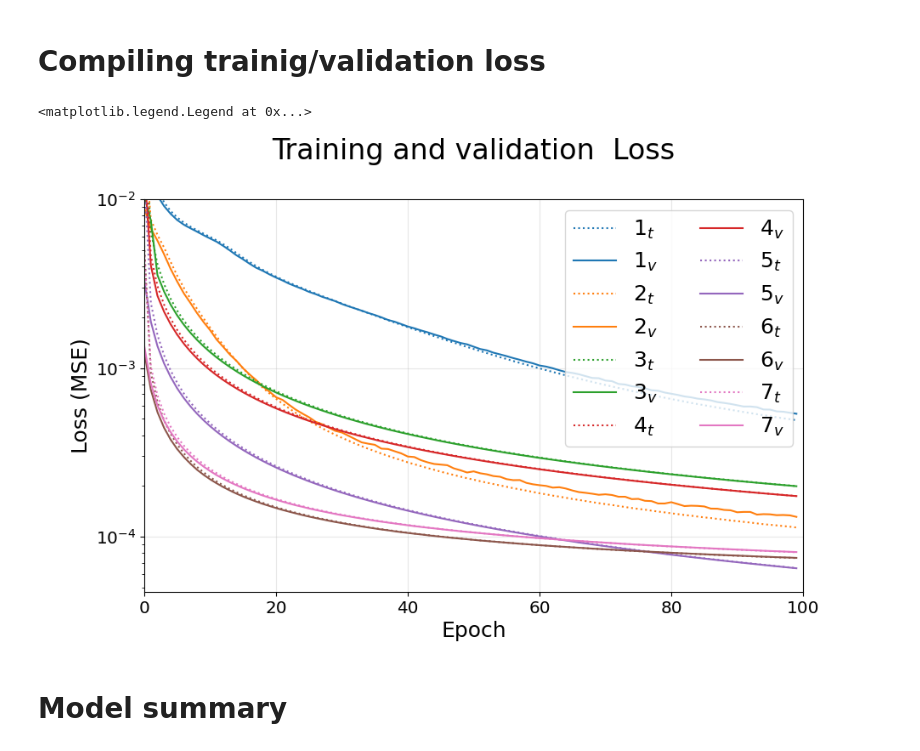
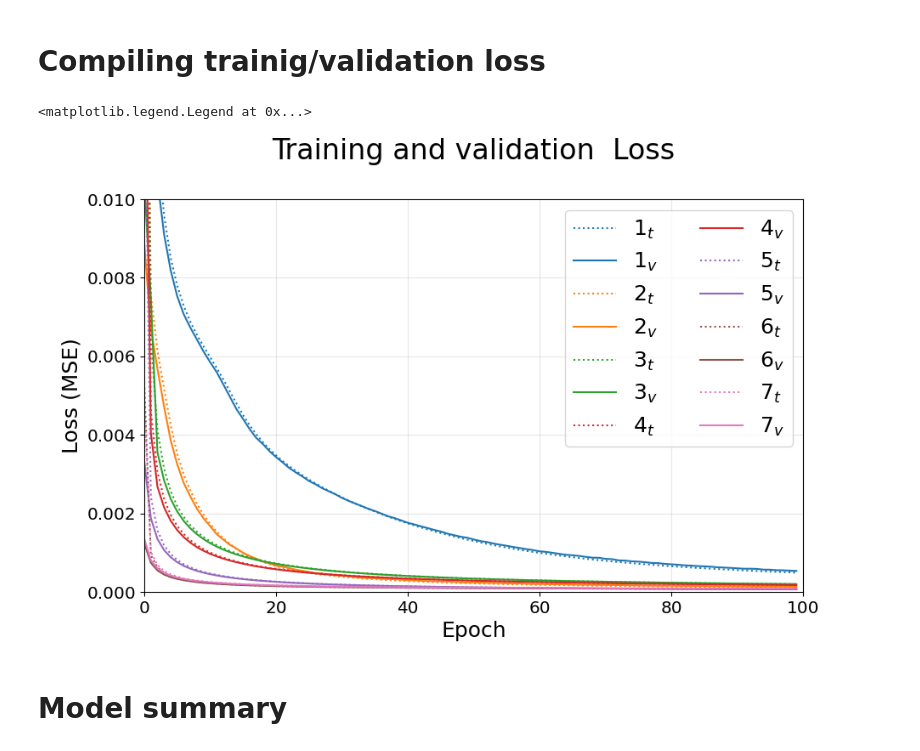
Before and after one commit to HumbertDominique/PSF-R-ML, a Jupyter notebook: misc.ipynb, the cells around one changed output. Cells and saved outputs as stored; diff of their text form; code cells hidden in the pictures.

```diff
--- a/misc.ipynb
+++ b/misc.ipynb
@@ -129,38 +129,38 @@ for i in range(len(folders)):
 # %%
 plt.close(0)
 x = np.linspace(0, Epochs-1, Epochs)
 plt.figure(0,figsize=(10, 6))
 colors = plt.rcParams['axes.prop_cycle'].by_key()['color']
-plt.semilogy(x, training_loss[0], ":", color = colors[0], label=r"$1_t$")
-plt.semilogy(x, validation_loss[0], color = colors[0], label=r"$1_v$")
-plt.semilogy(x, training_loss[1], ":", color = colors[1], label=r"$2_t$")
-plt.semilogy(x, validation_loss[1], color = colors[1], label=r"$2_v$")
-plt.semilogy(x, training_loss[2], ":", color = colors[2], label=r"$3_t$")
-plt.semilogy(x, validation_loss[2], color = colors[2], label=r"$3_v$")
-plt.semilogy(x, training_loss[3], ":", color = colors[3], label=r"$4_t$")
-plt.semilogy(x, validation_loss[3], color = colors[3], label=r"$4_v$")
-plt.semilogy(x, training_loss[4], ":", color = colors[4], label=r"$5_t$")
-plt.semilogy(x, validation_loss[4], color = colors[4], label=r"$5_v$")
-plt.semilogy(x, training_loss[5], ":", color = colors[5], label=r"$6_t$")
-plt.semilogy(x, validation_loss[5], color = colors[5], label=r"$6_v$")
-plt.semilogy(x, training_loss[6], ":", color = colors[6], label=r"$7_t$")
-plt.semilogy(x, validation_loss[6], color = colors[6], label=r"$7_v$")
+plt.plot(x, training_loss[0], ":", color = colors[0], label=r"$1_t$")
+plt.plot(x, validation_loss[0], color = colors[0], label=r"$1_v$")
+plt.plot(x, training_loss[1], ":", color = colors[1], label=r"$2_t$")
+plt.plot(x, validation_loss[1], color = colors[1], label=r"$2_v$")
+plt.plot(x, training_loss[2], ":", color = colors[2], label=r"$3_t$")
+plt.plot(x, validation_loss[2], color = colors[2], label=r"$3_v$")
+plt.plot(x, training_loss[3], ":", color = colors[3], label=r"$4_t$")
+plt.plot(x, validation_loss[3], color = colors[3], label=r"$4_v$")
+plt.plot(x, training_loss[4], ":", color = colors[4], label=r"$5_t$")
+plt.plot(x, validation_loss[4], color = colors[4], label=r"$5_v$")
+plt.plot(x, training_loss[5], ":", color = colors[5], label=r"$6_t$")
+plt.plot(x, validation_loss[5], color = colors[5], label=r"$6_v$")
+plt.plot(x, training_loss[6], ":", color = colors[6], label=r"$7_t$")
+plt.plot(x, validation_loss[6], color = colors[6], label=r"$7_v$")
 
 plt.title(f"Training and validation  Loss\n", fontsize = BIGGER_SIZE)
 plt.xlabel("Epoch", fontsize=SMALL_SIZE)
 plt.ylabel("Loss (MSE)", fontsize=SMALL_SIZE)
 plt.xlim([0, 100])
 plt.ylim([0, 0.01])
 plt.xticks(fontsize=SMALL_SIZE*.8)
 plt.yticks(fontsize=SMALL_SIZE*.8)
 plt.grid(True, alpha=0.3)
 plt.legend(fontsize=SMALL_SIZE, ncol=2)
 # plt.tight_layout()
 
 # plt.figure(figsize=(10, 8))
 # %% [output]
 <matplotlib.legend.Legend at 0x...>
-[figure, old version]
+[figure, new version]
 # %% [markdown]
 # Model summary
 # %%
```
Also changed, not shown: 3 other files.
